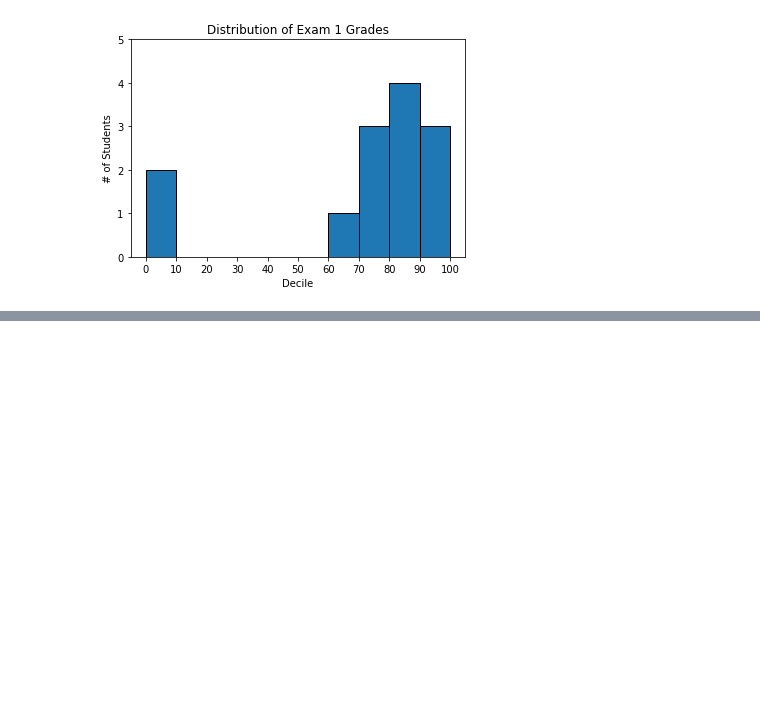
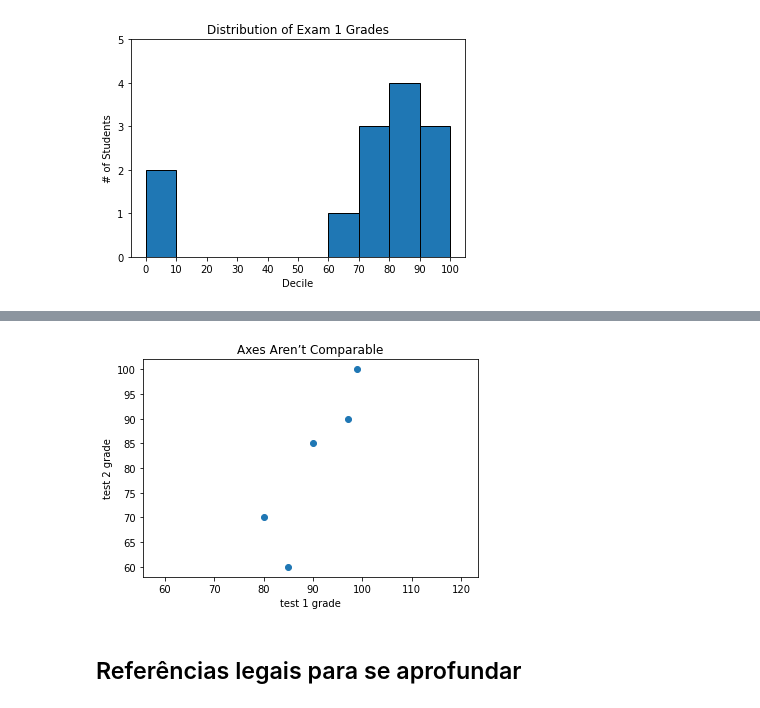
Before and after one commit to brunoxz10/data-science-do-zero, a Jupyter notebook: anotacoes.ipynb, the cells around one changed output, grey strips where cells are left out. Cells and saved outputs as stored; diff of their text form; code cells hidden in the pictures; blank space fills up the shorter version.

```diff
--- a/anotacoes.ipynb
+++ b/anotacoes.ipynb
@@ -64,0 +124,12 @@ plt.show()
+# %%
+# Correção dos eixos para que fiquem iguais
+plt.scatter(test_1_grades, test_2_grades)
+plt.title('Axes Aren’t Comparable')
+plt.xlabel('test 1 grade')
+plt.ylabel('test 2 grade')
+plt.axis('equal') # deixa os eixos iguais
+plt.show()
+# %% [output]
+[figure, added]
+# %% [markdown]
+## Referências legais para se aprofundar
```
Also changed, not shown: parts of 11 cells of this notebook.
